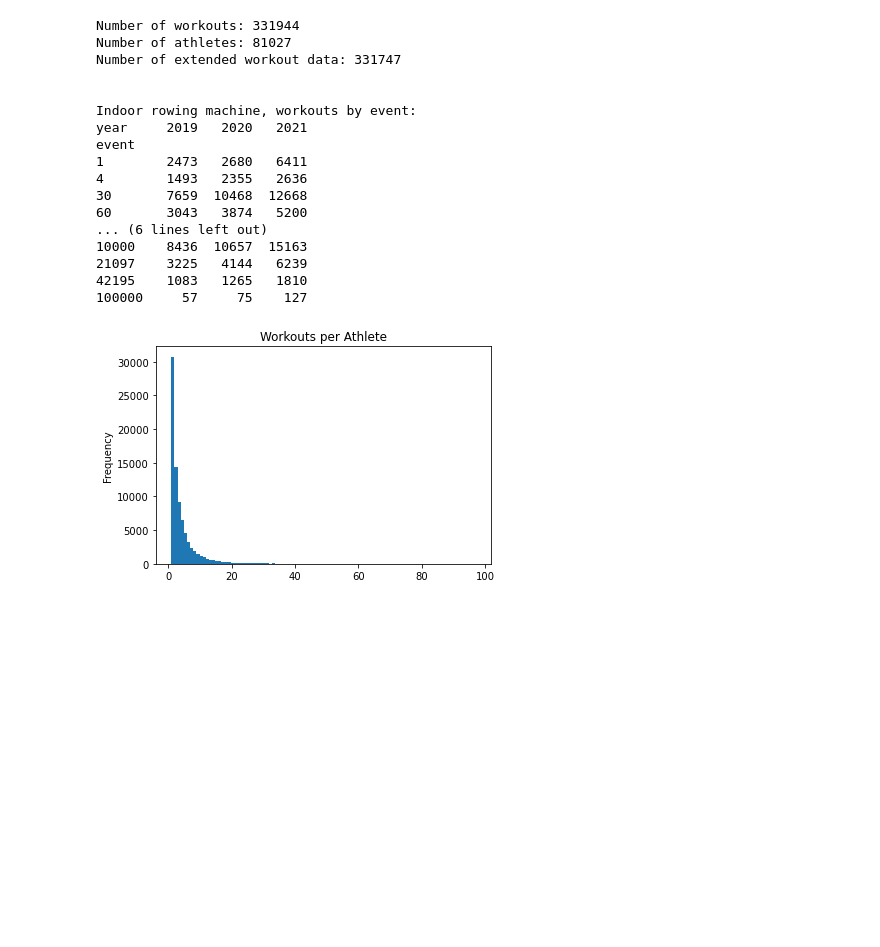
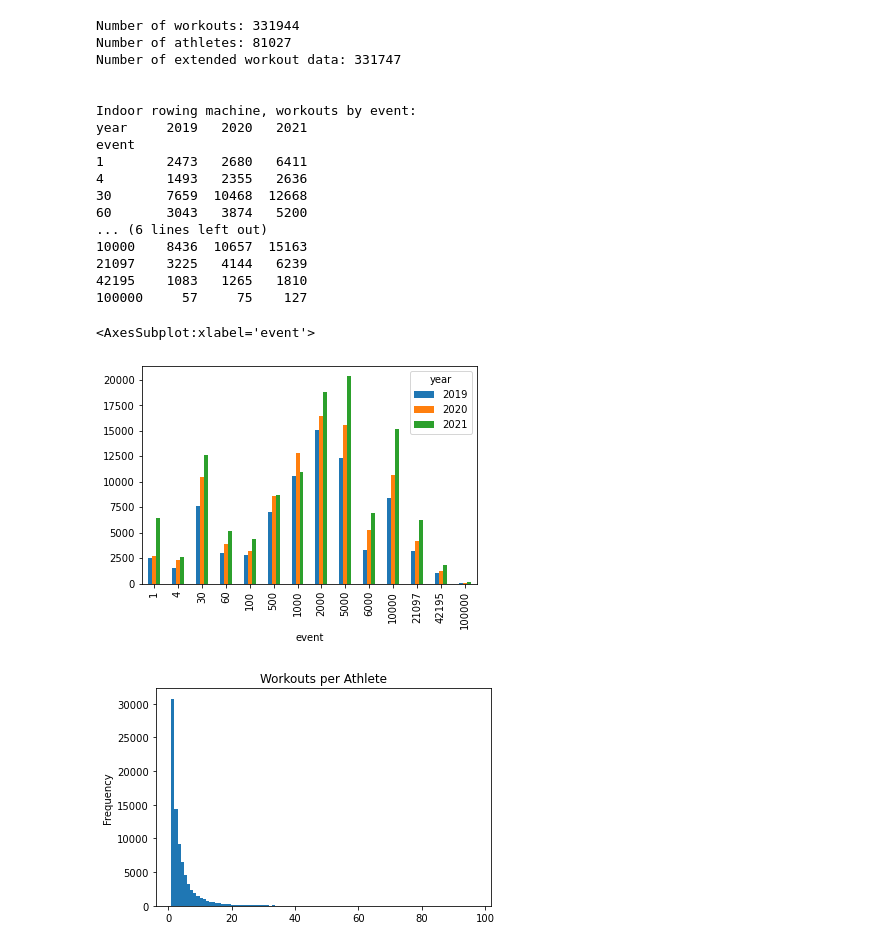
Before and after one commit to adhardy/Concept2-Logbook-Scraper, a Jupyter notebook: analysis.ipynb, the cells around one changed output. Drawn from its saved outputs; the diff is of its cells as text; code cells hidden in the pictures; blank space fills up the shorter version.

Commit message:
plotted workouts/year/event

```diff
--- a/analysis.ipynb
+++ b/analysis.ipynb
@@ -19,36 +19,36 @@ df_workouts.index.set_names("workout_id", inplace=True)
 # %%
 #get basic stats:
 
 print(f"Number of workouts: {len(df_workouts)}")
 print(f"Number of athletes: {len(df_athletes)}")
 print(f"Number of extended workout data: {len(df_extended)}")
 print("\n")
 print("Indoor rowing machine, workouts by event:")
 df_workouts_by_year_event = df_workouts[(df_workouts["rower"] == "rower") & (df_workouts["machine"] == "rower")][["event","year"]].value_counts().unstack(level=-1)
 
 
 print(df_workouts_by_year_event)
-
-
-#need to convert years to columns
+df_workouts_by_year_event.plot.bar()
 # %% [output]
 Number of workouts: 331944
 Number of athletes: 81027
 Number of extended workout data: 331747
 
 
 Indoor rowing machine, workouts by event:
 year     2019   2020   2021
 event
 1        2473   2680   6411
 4        1493   2355   2636
 30       7659  10468  12668
 60       3043   3874   5200
 ... (6 lines left out)
 10000    8436  10657  15163
 21097    3225   4144   6239
 42195    1083   1265   1810
 100000     57     75    127
+<AxesSubplot:xlabel='event'>
+[figure, added]
 # %%
 df_athletes_workouts = pd.merge(left=df_workouts, right=df_athletes, left_on='profile_id', right_on="profile_id", right_index=True)
 
```
